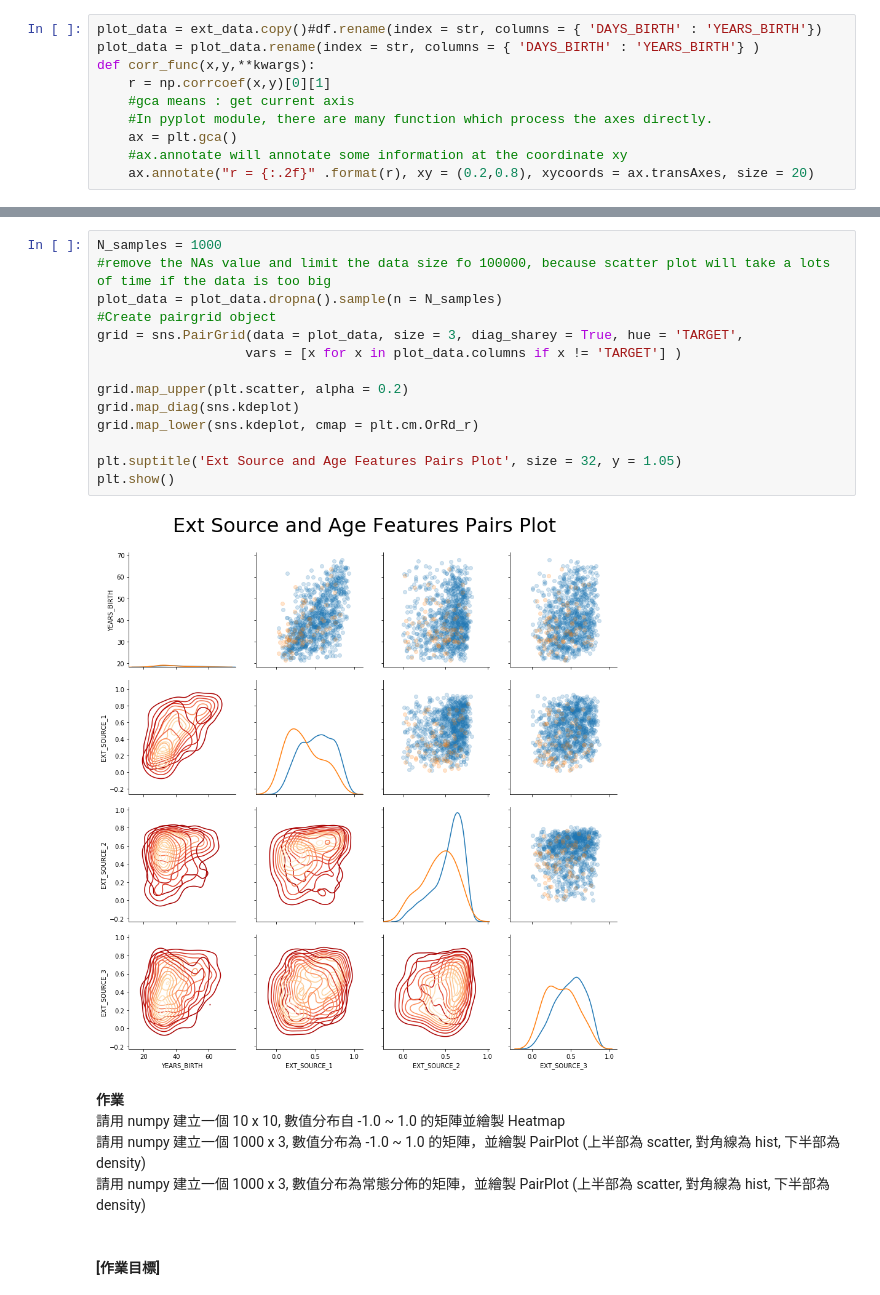
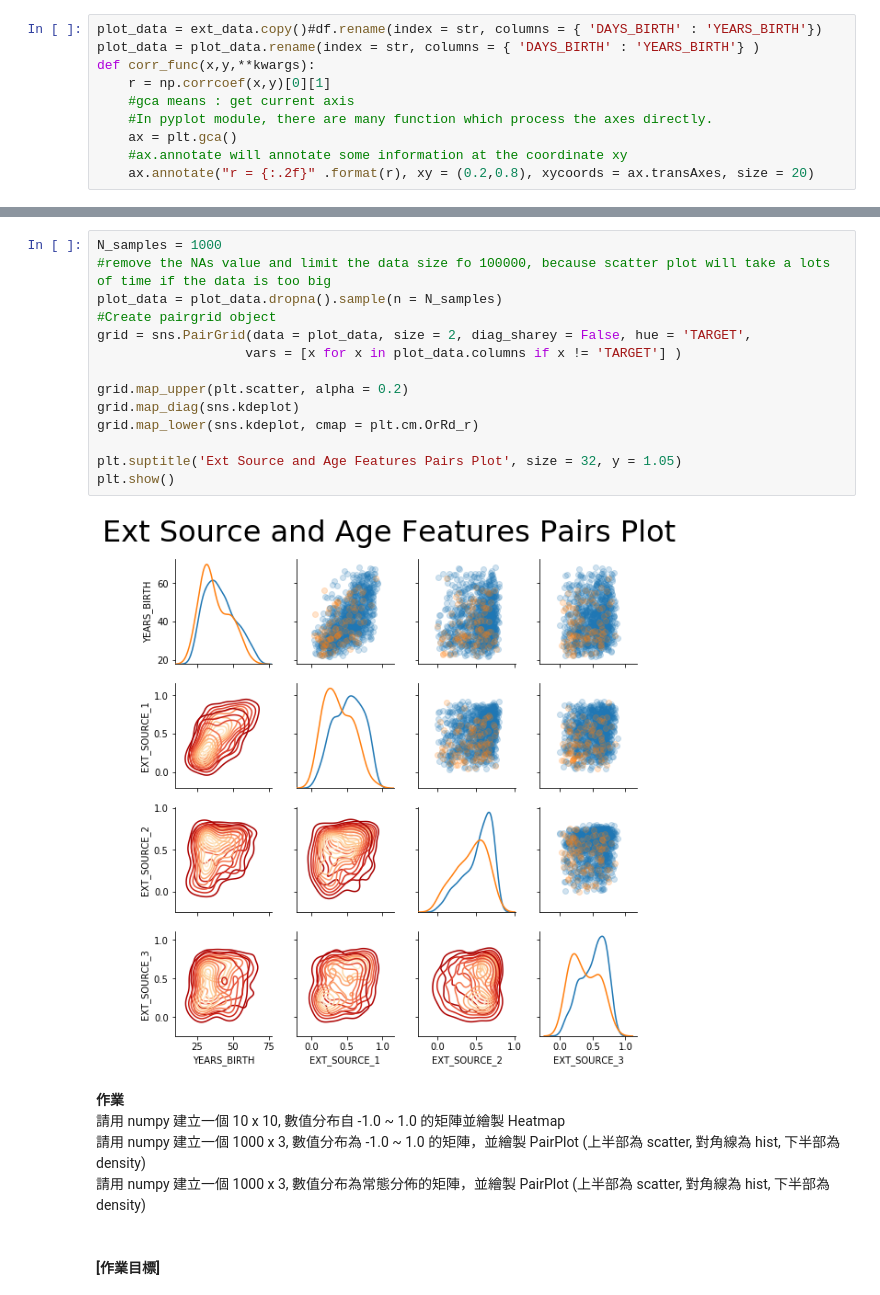
Before and after one commit to RayXie29/2nd-ML100days, a Jupyter notebook: homework/Day_015_HW.ipynb, the cells around one changed output, grey strips where cells are left out. Drawn from its saved outputs; the diff is of its cells as text.

```diff
--- a/homework/Day_015_HW.ipynb
+++ b/homework/Day_015_HW.ipynb
@@ -97,19 +97,19 @@ plt.show()
 # %%
 N_samples = 1000
 #remove the NAs value and limit the data size fo 100000, because scatter plot will take a lots of time if the data is too big
 plot_data = plot_data.dropna().sample(n = N_samples)
 #Create pairgrid object
-grid = sns.PairGrid(data = plot_data, size = 3, diag_sharey = True, hue = 'TARGET',
+grid = sns.PairGrid(data = plot_data, size = 2, diag_sharey = False, hue = 'TARGET',
                    vars = [x for x in plot_data.columns if x != 'TARGET'] )
 
 grid.map_upper(plt.scatter, alpha = 0.2)
 grid.map_diag(sns.kdeplot)
 grid.map_lower(sns.kdeplot, cmap = plt.cm.OrRd_r)
 
 plt.suptitle('Ext Source and Age Features Pairs Plot', size = 32, y = 1.05)
 plt.show()
 # %% [output]
-[figure, old version]
+[figure, new version]
 # %% [markdown]
 **作業** <br />
 請用 numpy 建立一個 10 x 10, 數值分布自 -1.0 ~ 1.0 的矩陣並繪製 Heatmap <br />
```
Also changed, not shown: parts of 1 cell of this notebook.
